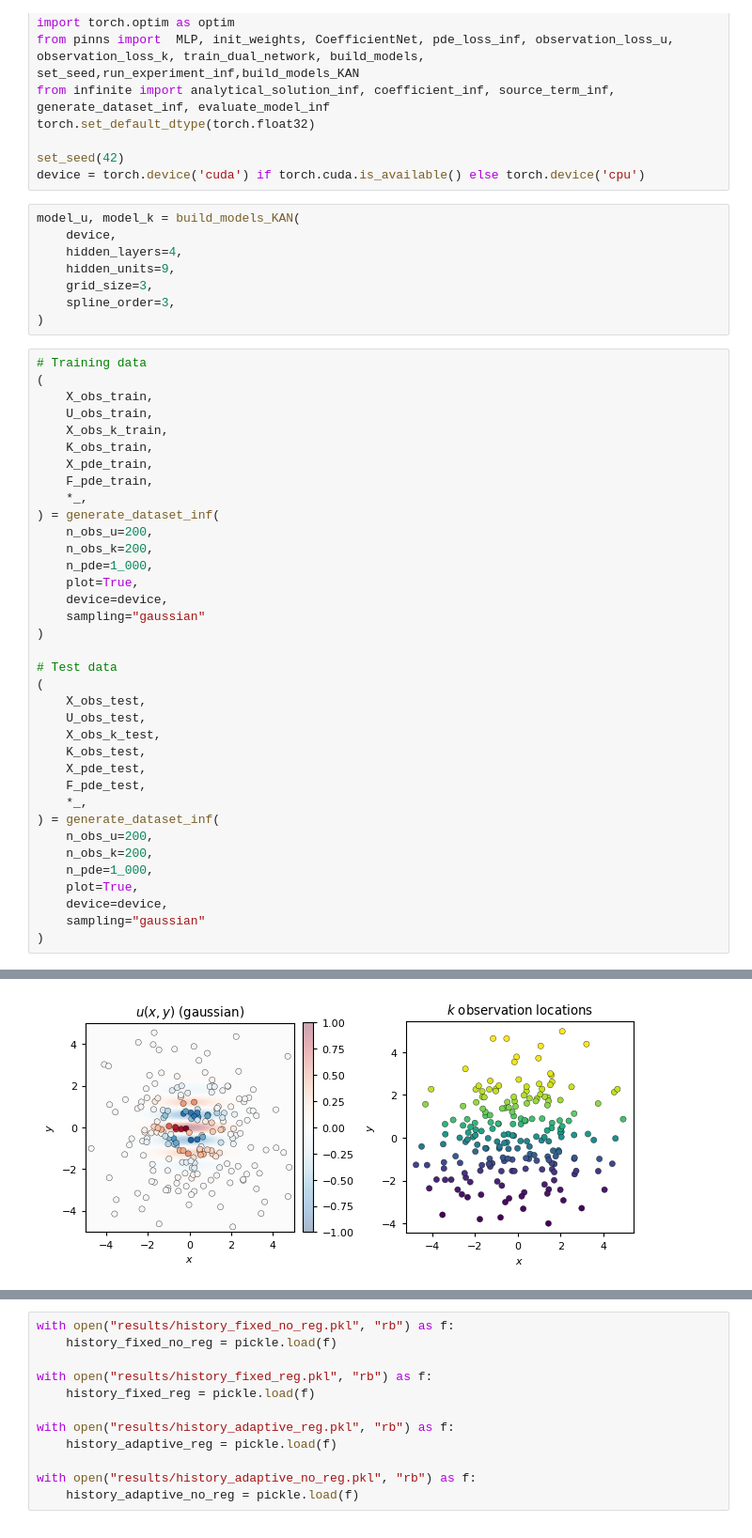
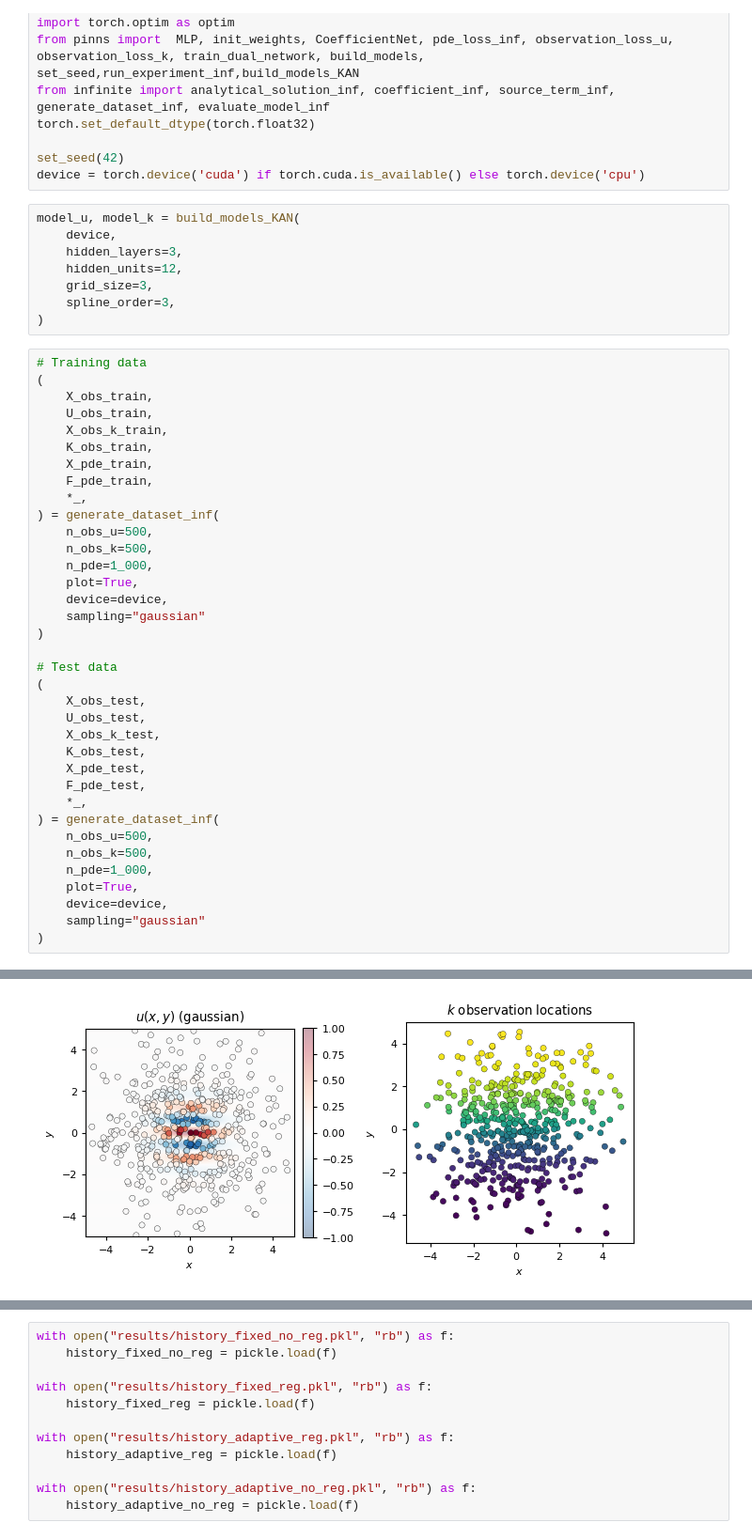
Before and after one commit to oscar-rincon/unbounded-domains, a Jupyter notebook: main/02_MLP_KAN_approximation/03_PIKAN_infinite.ipynb, the cells around one changed output, grey strips where cells are left out. Shown at 94% size. Saved outputs shown, nothing was run; the diff lists cells and outputs as text.

```diff
--- a/main/02_MLP_KAN_approximation/03_PIKAN_infinite.ipynb
+++ b/main/02_MLP_KAN_approximation/03_PIKAN_infinite.ipynb
@@ -29,8 +29,8 @@ device = torch.device('cuda') if torch.cuda.is_available() else torch.device('cp
 # %%
 model_u, model_k = build_models_KAN(
     device,
-    hidden_layers=4,
-    hidden_units=9,
+    hidden_layers=3,
+    hidden_units=12,
     grid_size=3,
     spline_order=3,
 )
@@ -45,8 +45,8 @@ model_u, model_k = build_models_KAN(
     F_pde_train,
     *_,
 ) = generate_dataset_inf(
-    n_obs_u=200,
-    n_obs_k=200,
+    n_obs_u=500,
+    n_obs_k=500,
     n_pde=1_000,
     plot=True,
     device=device,
@@ -63,8 +63,8 @@ model_u, model_k = build_models_KAN(
     F_pde_test,
     *_,
 ) = generate_dataset_inf(
-    n_obs_u=200,
-    n_obs_k=200,
+    n_obs_u=500,
+    n_obs_k=500,
     n_pde=1_000,
     plot=True,
     device=device,
@@ -75,4 +75,4 @@ model_u, model_k = build_models_KAN(
-[figure, old version]
+[figure, new version]
 # %%
 history = train_dual_network(
     model_u,
```
Also changed, not shown: parts of 4 cells of this notebook, 2 other files.
